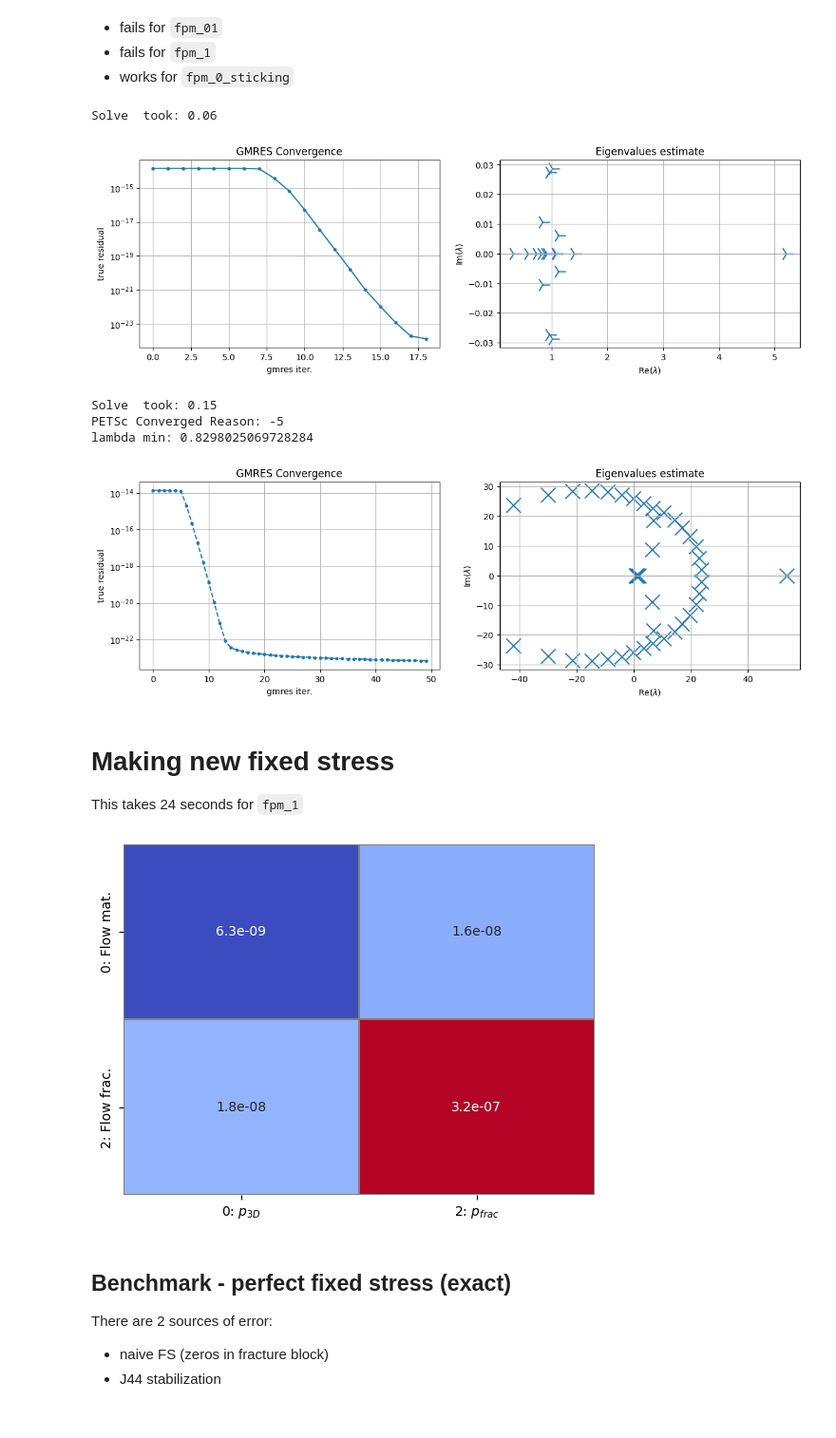
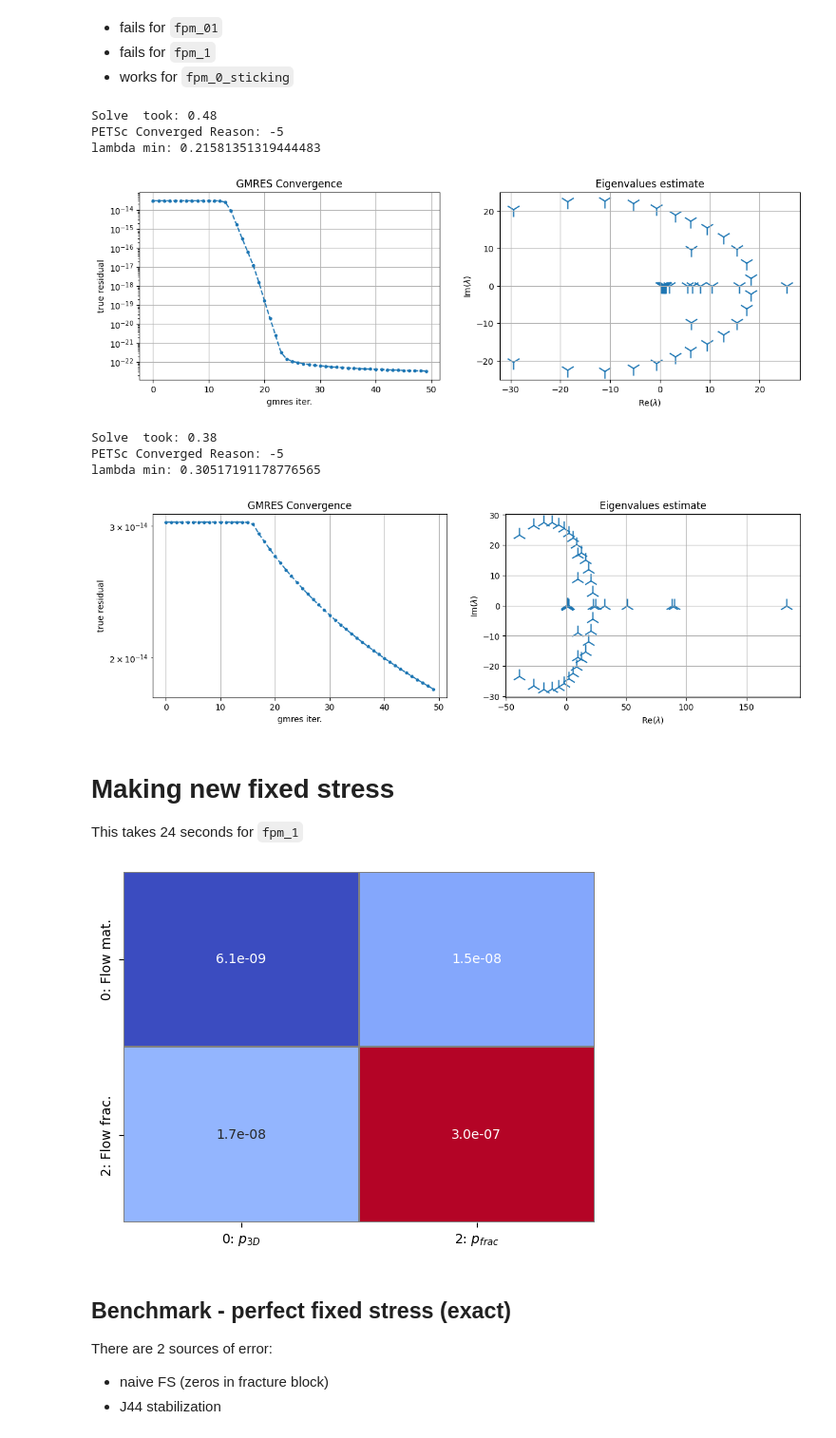
Before and after one commit to pmgbergen/FTHM-Solver, a Jupyter notebook: fpm/fixed_st.ipynb, the cells around one changed output. Shown at 95% size. Saved outputs shown, nothing was run; the diff lists cells and outputs as text; code cells hidden in the pictures.

```diff
--- a/fpm/fixed_st.ipynb
+++ b/fpm/fixed_st.ipynb
@@ -12,13 +12,15 @@ from plot_utils import *
 
 # data = load_data("../stats/fpm_0_sticking_solver_1_numba.json")
 # data = load_data("../stats/fpm_0_sliding_solver_1_numba.json")
-data = load_data("../stats/fpm_0_open_solver_1_numba.json")
+# data = load_data("../stats/fpm_0_open_solver_1_numba.json")
 
 # data = load_data("../stats/fpm_1_sticking_solver_1_numba.json")
 # data = load_data("../stats/fpm_1_sliding_solver_1_numba.json")
-# data = load_data("../stats/fpm_1_open_solver_1_numba.json")
+data = load_data("../stats/fpm_1_open_solver_1_numba.json")
 
 # data = load_data("../stats/fpm_01_open_solver_1_numba.json")
+# data = load_data("../stats/fpm_01_sticking_solver_1_numba.json")
+
 
 # data = load_data("../stats/fpm_1_sticking_direct_numba.json")
 # %%
@@ -195,17 +197,19 @@ schema = SolveSchema(
 mat_permuted, prec = make_solver(schema=schema, mat_orig=J)
 solve_petsc(mat_permuted.mat, prec, mat_permuted.local_rhs(rhs))
 # %% [output]
-Solve  took: 0.06
+Solve  took: 0.48
+PETSc Converged Reason: -5
+lambda min: 0.21581351319444483
-[figure, old version]
+[figure, new version]
 # %%
 schema = SolveSchema(
     groups=[3],
     # solve=lambda bmat: extract_diag_inv(bmat.mat),
     invertor=lambda bmat: extract_diag_inv(bmat.mat),
     # solve=lambda bmat: PetscILU(bmat.mat),
-    # complement=SolveSchema(
-    #     groups=[4],
-    #     solve=lambda bmat: make_J44_inv_bdiag(model=model, bmat=J),
+    complement=SolveSchema(
+        groups=[4],
+        solve=lambda bmat: make_J44_inv_bdiag(model=model, bmat=J),
         complement=SolveSchema(
             groups=[1, 5],
             solve=lambda bmat: PetscAMGMechanics(mat=bmat.mat, dim=model.nd),
@@ -215,36 +219,36 @@ schema = SolveSchema(
                 groups=[0, 2],
                 solve=lambda bmat: PetscAMGFlow(bmat.mat),
             )
-        # ),
+        ),
     ),
 )
 mat_permuted, prec = make_solver(schema=schema, mat_orig=J)
 solve_petsc(mat_permuted.mat, prec, mat_permuted.local_rhs(rhs))
 # %% [output]
-Solve  took: 0.15
+Solve  took: 0.38
 PETSc Converged Reason: -5
-lambda min: 0.8298025069728284
+lambda min: 0.30517191178776565
-[figure, old version]
+[figure, new version]
 # %% [markdown]
 # Making new fixed stress
 
 This takes 24 seconds for `fpm_1`
 # %%
-def make_S22_bdiag(model, bmat: BlockMatrixStorage):
-    elim = [1,5]
+def make_exact_fixed_stress(model, bmat: BlockMatrixStorage):
+    elim = [1,4,5]
     keep = [0,2]
 
     # Jelim_bdiag_inv = inv_block_diag(bmat[elim, elim].mat, nd=model.nd)
     Jelim_bdiag_inv = inv(bmat[elim, elim].mat)
     Skeep = - bmat[keep, elim].mat @ Jelim_bdiag_inv @ bmat[elim, keep].mat
 
     return Skeep
 
 tmp = J[[0,2]]
-tmp.mat = make_S22_bdiag(model, J)
+tmp.mat = make_exact_fixed_stress(model, J)
 tmp.plot_max()
 # %% [output]
-[figure, old version]
+[figure, new version]
 # %% [markdown]
 ## Benchmark - perfect fixed stress (exact)
 
```
Also changed, not shown: parts of 20 cells of this notebook, 3 other files.
